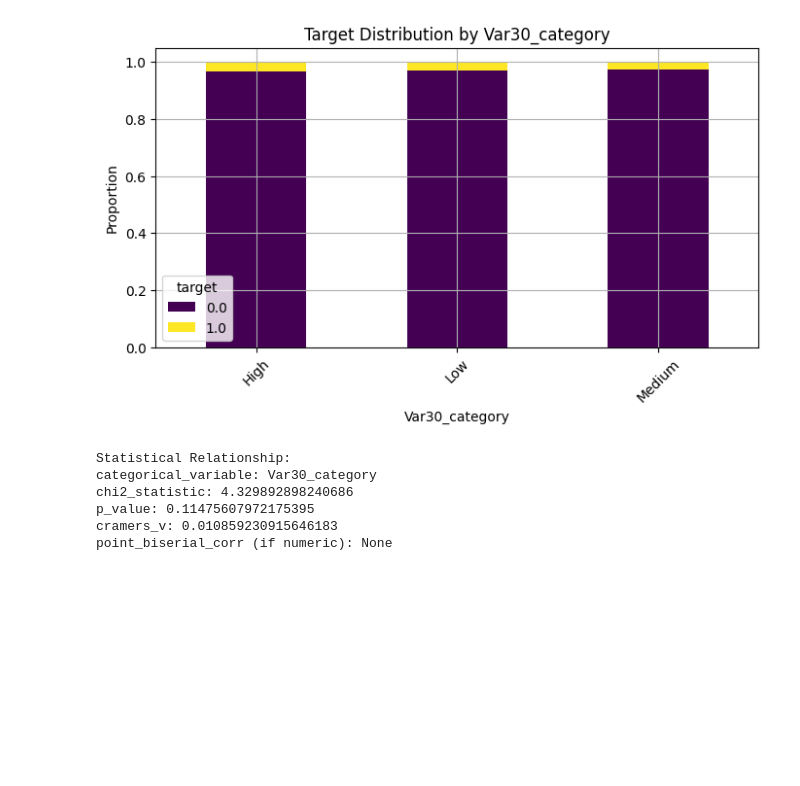
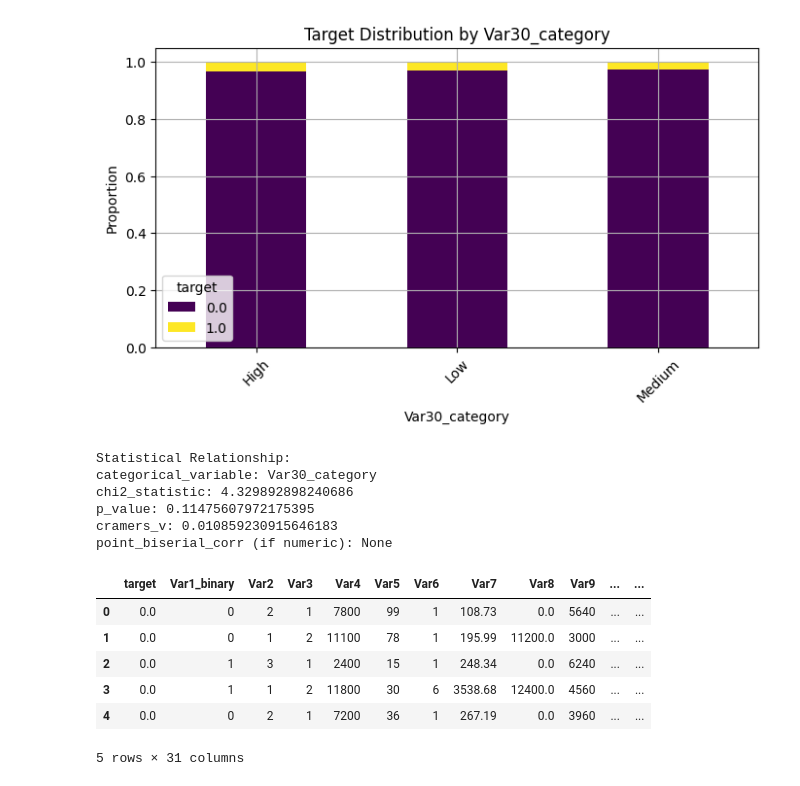
Before and after one commit to shokoufehnaseri/ING-credit_risk, a Jupyter notebook: EDA/EDA.ipynb, the cells around one changed output. Saved outputs shown, nothing was run; the diff lists cells and outputs as text; code cells hidden in the pictures; blank space fills up the shorter version.

```diff
--- a/EDA/EDA.ipynb
+++ b/EDA/EDA.ipynb
@@ -1845,0 +1850,10 @@ df_selected.to_csv('selected_data.csv', index=False)
+# %%
+Df.head()
+# %% [output]
+|  | target | Var1_binary | Var2 | Var3 | Var4 | Var5 | Var6 | Var7 | Var8 | Var9 | ... | ... |
+| 0 | 0.0 | 0 | 2 | 1 | 7800 | 99 | 1 | 108.73 | 0.0 | 5640 | ... | ... |
+| 1 | 0.0 | 0 | 1 | 2 | 11100 | 78 | 1 | 195.99 | 11200.0 | 3000 | ... | ... |
+| 2 | 0.0 | 1 | 3 | 1 | 2400 | 15 | 1 | 248.34 | 0.0 | 6240 | ... | ... |
+| 3 | 0.0 | 1 | 1 | 2 | 11800 | 30 | 6 | 3538.68 | 12400.0 | 4560 | ... | ... |
+| 4 | 0.0 | 0 | 2 | 1 | 7200 | 36 | 1 | 267.19 | 0.0 | 3960 | ... | ... |
+5 rows × 31 columns
```
Also changed, not shown: parts of 8 cells of this notebook, 1 other file.
